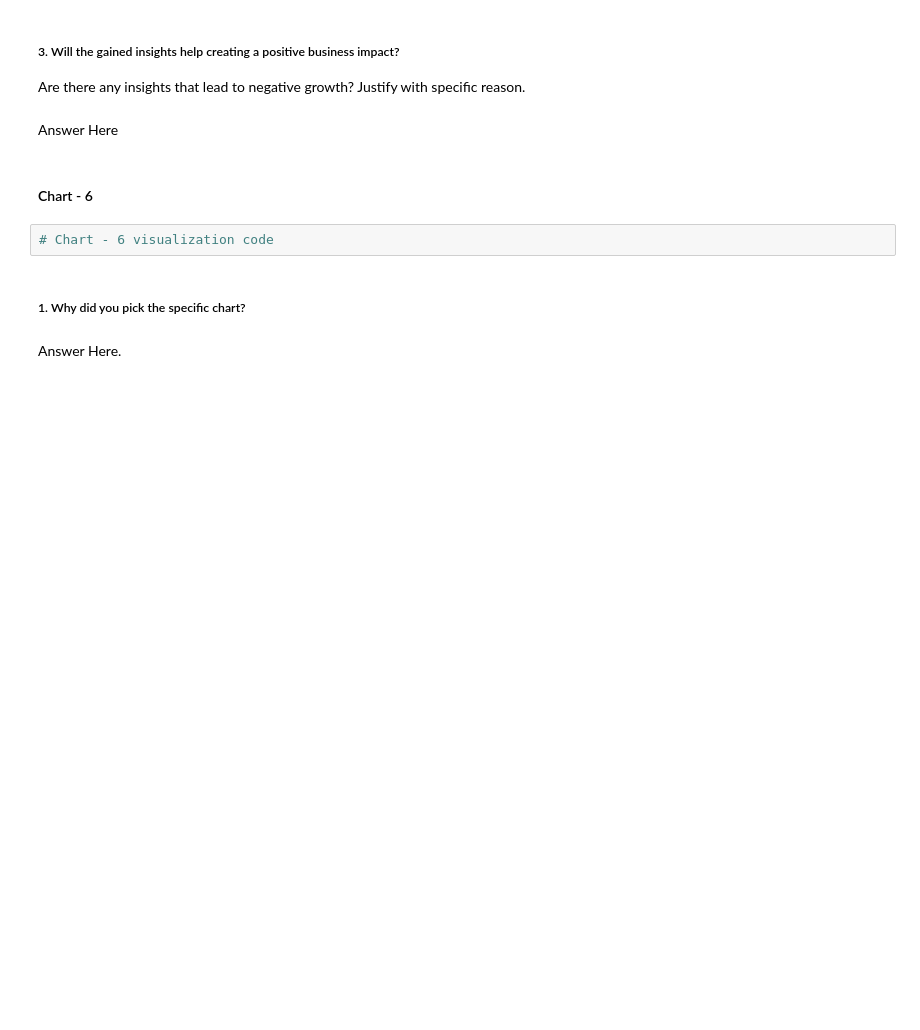
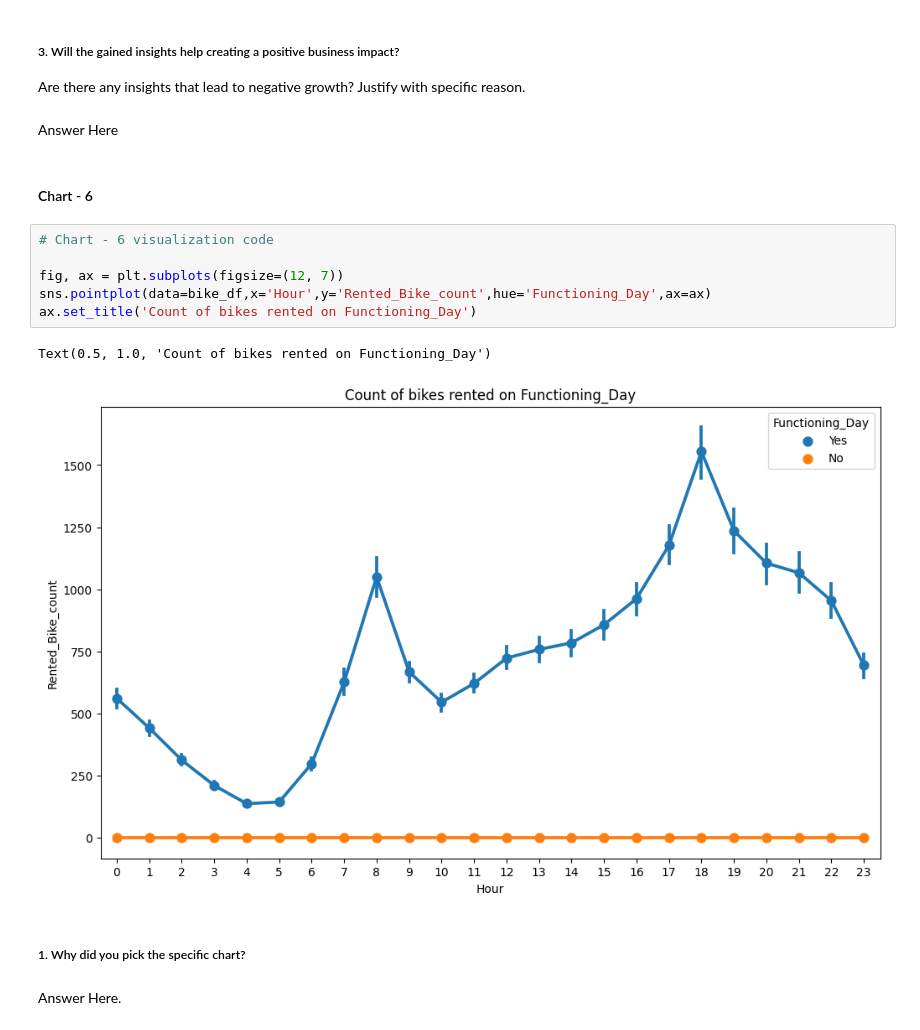
Before and after one commit to Rooban-Jeyasundar/ML_Regression_Project, a Jupyter notebook: ML_Regression_Project.ipynb, the cells around one changed output. Drawn from its saved outputs; the diff is of its cells as text; blank space fills up the shorter version.

```diff
--- a/ML_Regression_Project.ipynb
+++ b/ML_Regression_Project.ipynb
@@ -571,8 +589,15 @@ Are there any insights that lead to negative growth? Justify with specific reaso
 Answer Here
 # %% [markdown]
 #### Chart - 6
-# %%
-# Chart - 6 visualization code
+# %%
+# Chart - 6 visualization code
+
+fig, ax = plt.subplots(figsize=(12, 7))
+sns.pointplot(data=bike_df,x='Hour',y='Rented_Bike_count',hue='Functioning_Day',ax=ax)
+ax.set_title('Count of bikes rented on Functioning_Day')
+# %% [output]
+Text(0.5, 1.0, 'Count of bikes rented on Functioning_Day')
+[figure, added]
 # %% [markdown]
 ##### 1. Why did you pick the specific chart?
 # %% [markdown]
```
Also changed, not shown: parts of 60 cells of this notebook.
